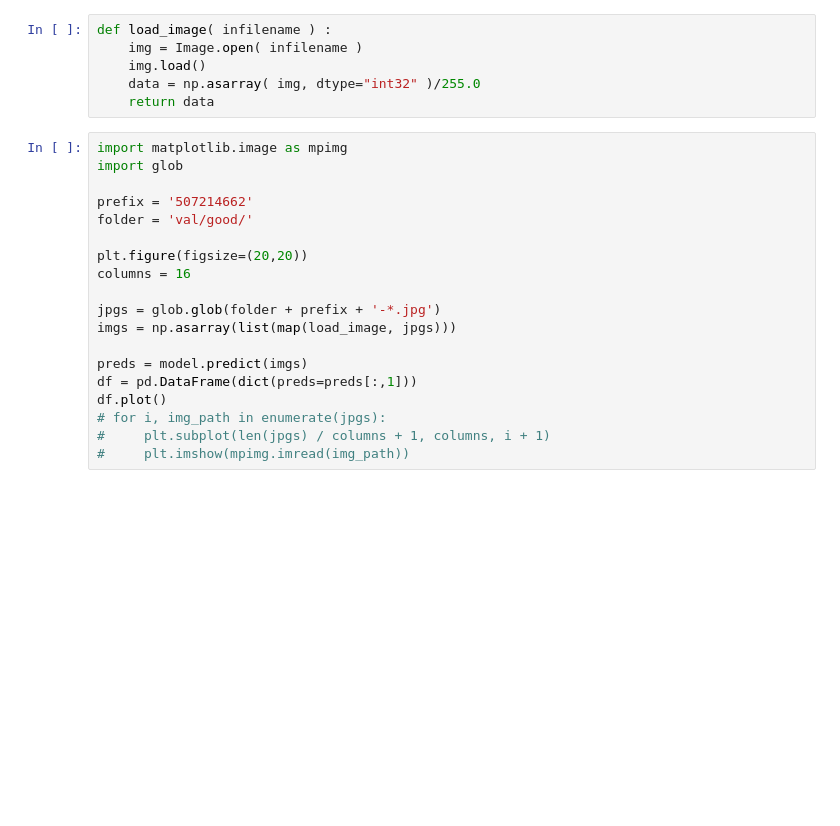
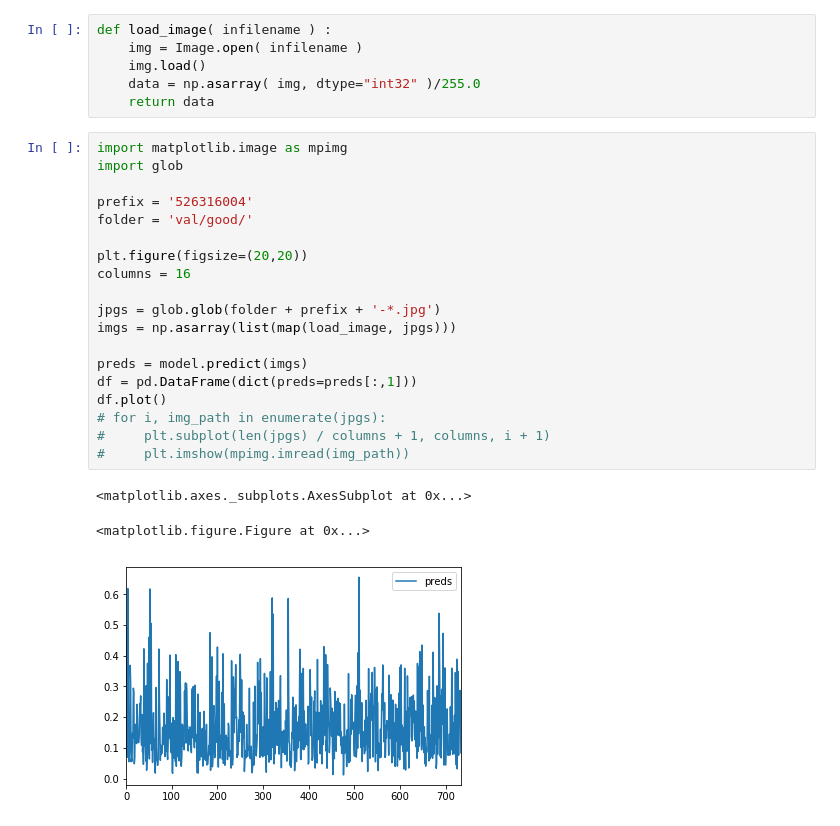
Before and after one commit to test-v1/notebooks-1, a Jupyter notebook: 3dprinting/validation.ipynb, the cells around one changed output. Drawn from its saved outputs; the diff is of its cells as text; blank space fills up the shorter version.

```diff
--- a/3dprinting/validation.ipynb
+++ b/3dprinting/validation.ipynb
@@ -67,22 +68,26 @@ def load_image( infilename ) :
 # %%
 import matplotlib.image as mpimg
 import glob
 
-prefix = '507214662'
+prefix = '526316004'
 folder = 'val/good/'
 
 plt.figure(figsize=(20,20))
 columns = 16
 
 jpgs = glob.glob(folder + prefix + '-*.jpg')
 imgs = np.asarray(list(map(load_image, jpgs)))
 
 preds = model.predict(imgs)
 df = pd.DataFrame(dict(preds=preds[:,1]))
 df.plot()
 # for i, img_path in enumerate(jpgs):
 #     plt.subplot(len(jpgs) / columns + 1, columns, i + 1)
 #     plt.imshow(mpimg.imread(img_path))
+# %% [output]
+<matplotlib.axes._subplots.AxesSubplot at 0x...>
+<matplotlib.figure.Figure at 0x...>
+[figure, added]
 # %%
 folder = 'val/spaghetti/'
 jpgs = glob.glob(folder + prefix + '-*.jpg')
```
Also changed, not shown: parts of 3 cells of this notebook.
